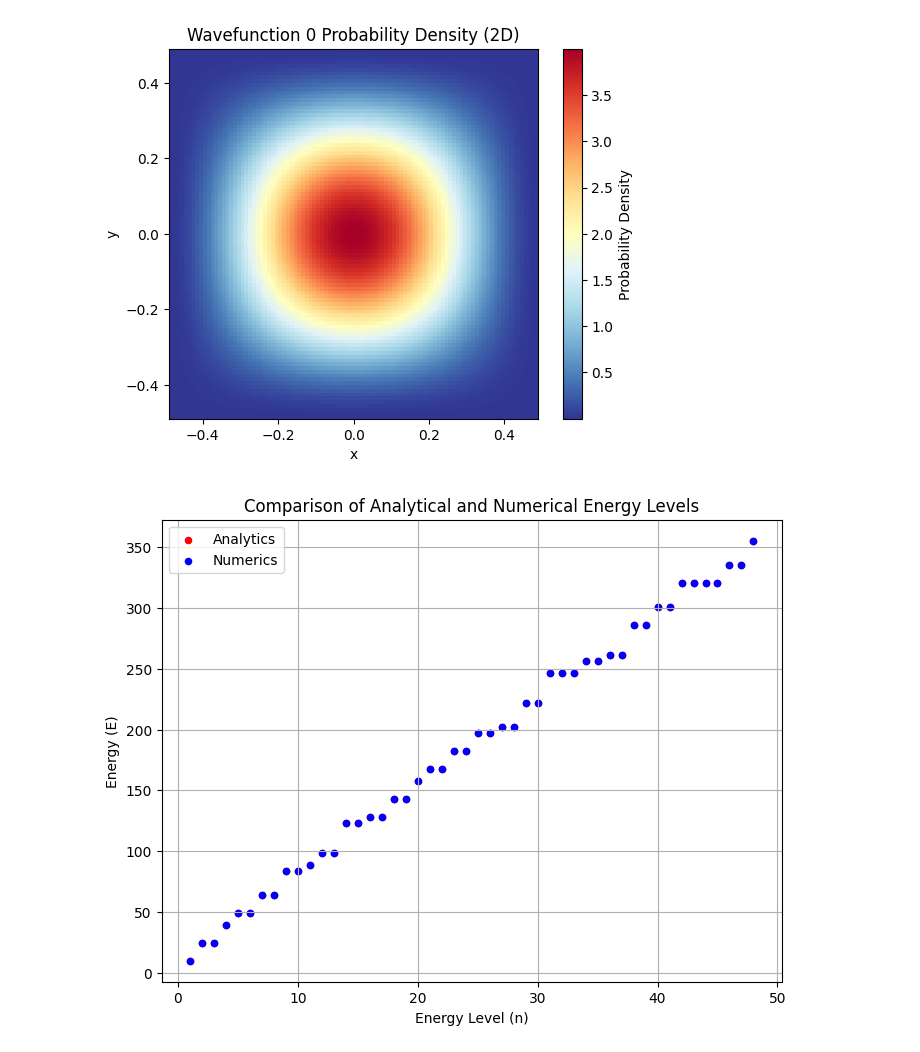
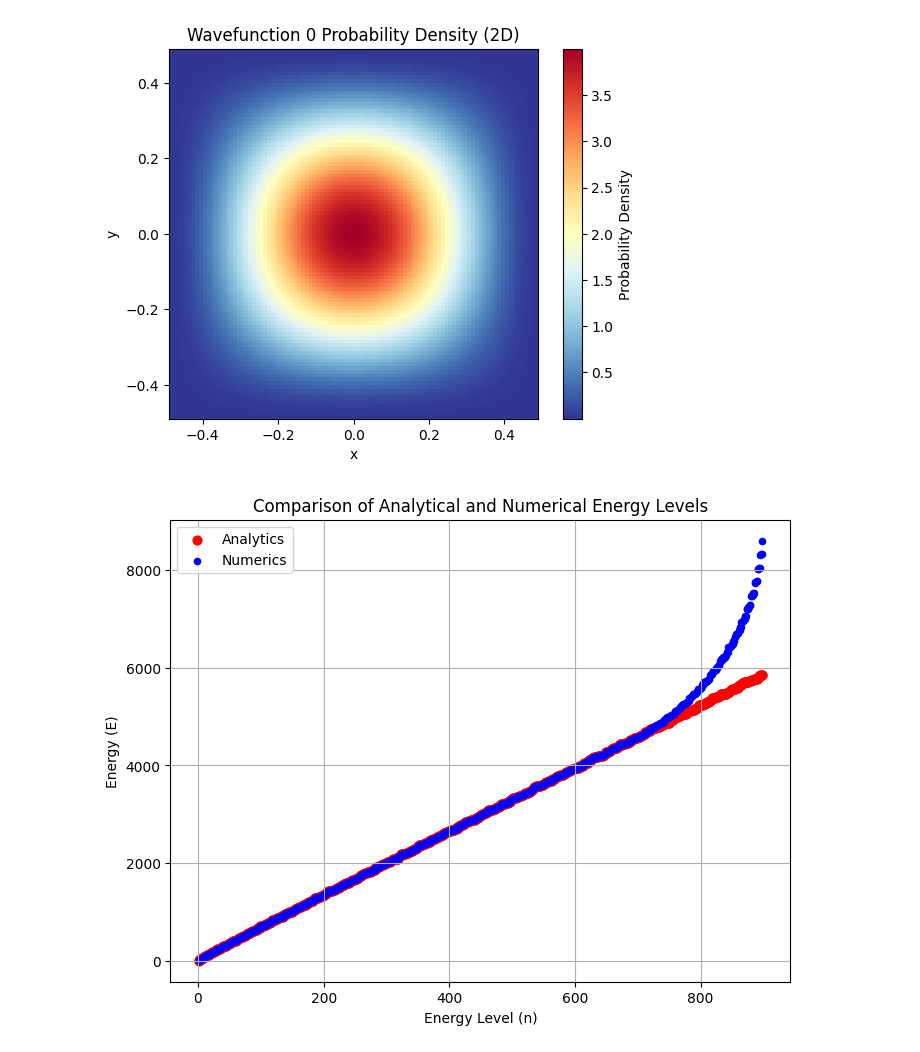
Before and after one commit to OtiDioti/numqt, a Jupyter notebook: Examples/tight_binding/infinite_well/2D_Infinite_Well.ipynb, the cells around one changed output. Drawn from its saved outputs; the diff is of its cells as text; code cells hidden in the pictures.

```diff
--- a/Examples/tight_binding/infinite_well/2D_Infinite_Well.ipynb
+++ b/Examples/tight_binding/infinite_well/2D_Infinite_Well.ipynb
@@ -41,7 +41,7 @@ dimy = mesh_obj.Ny
 # Guess basis
 #-----------------------------------------------------------
 # Number of states and the state function definitions.
-N_states = 50
+N_states = 30
 
 psix_fn = lambda n, mesh: iw_state(n, mesh, center=0, L=Lx)
 psiy_fn = lambda n, mesh: iw_state(n, mesh, center=0, L=Ly)
@@ -85,5 +85,5 @@ py2 = operators.get_ops()["p2"][1]
 #-----------------------------------------------------------
 H = Hamiltonian((px2 + py2) / (2*m), mesh_obj, basis = basis)
 # %%
-k = N_states - 2
+k = N_states**2 - 2
 energies, wavefunctions = H.solve(k)
@@ -94,21 +96,21 @@ H.plot(0)
 # %%
 # Define the analytical energy function
 def energy(nx, ny):
     return nx**2 * np.pi**2 * hbar**2  / (2 * m * Lx**2) + ny**2 * np.pi**2 * hbar**2  / (2 * m * Ly**2)
 
 # Generate analytical energy levels
 analytical_energies = sorted([energy(nx, ny) for nx in range(1, k+1) for ny in range(1, k+1)])[:k]
 
 # Plot
 plt.figure(figsize=(8, 6))
-plt.scatter(range(1, k+1), analytical_energies, c="r", s=20, label="Analytics")
+plt.scatter(range(1, k+1), analytical_energies, c="r", s=40, label="Analytics")
 plt.scatter(range(1, k+1), energies, c="b", s=20, label="Numerics")
 plt.legend()
 plt.ylabel("Energy (E)")
 plt.xlabel("Energy Level (n)")
 plt.title("Comparison of Analytical and Numerical Energy Levels")
 plt.grid(True)
 
 plt.show()
 # %% [output]
-[figure, old version]
+[figure, new version]
```
Also changed, not shown: parts of 1 cell of this notebook, 8 other files.
